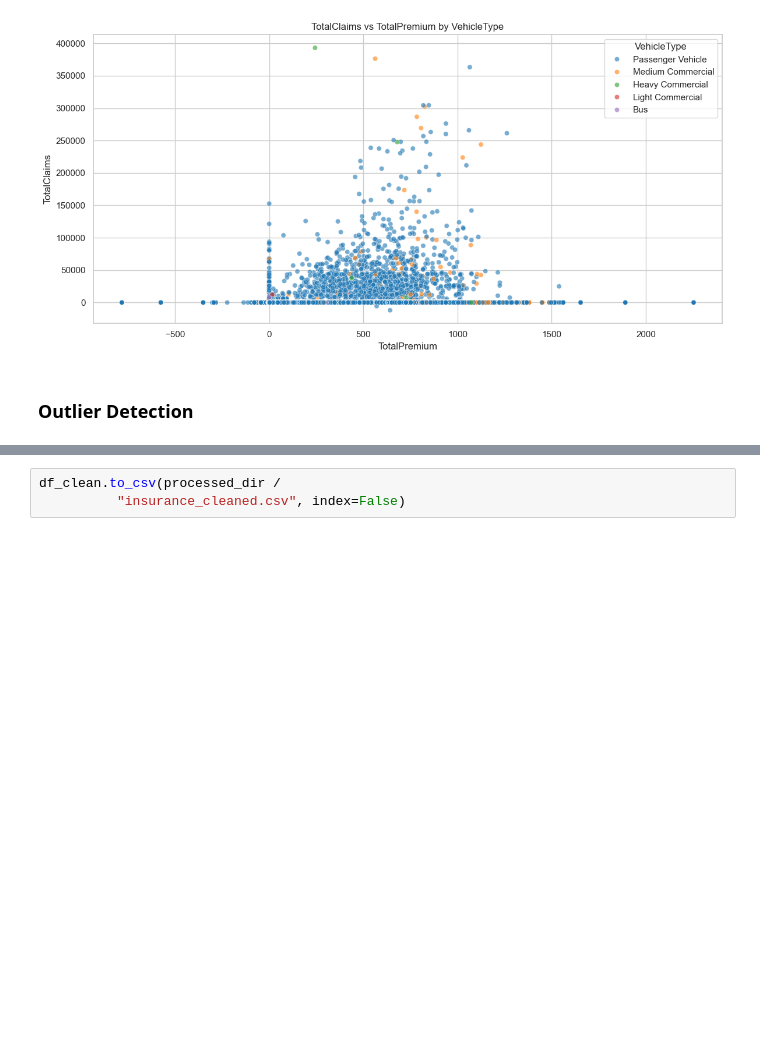
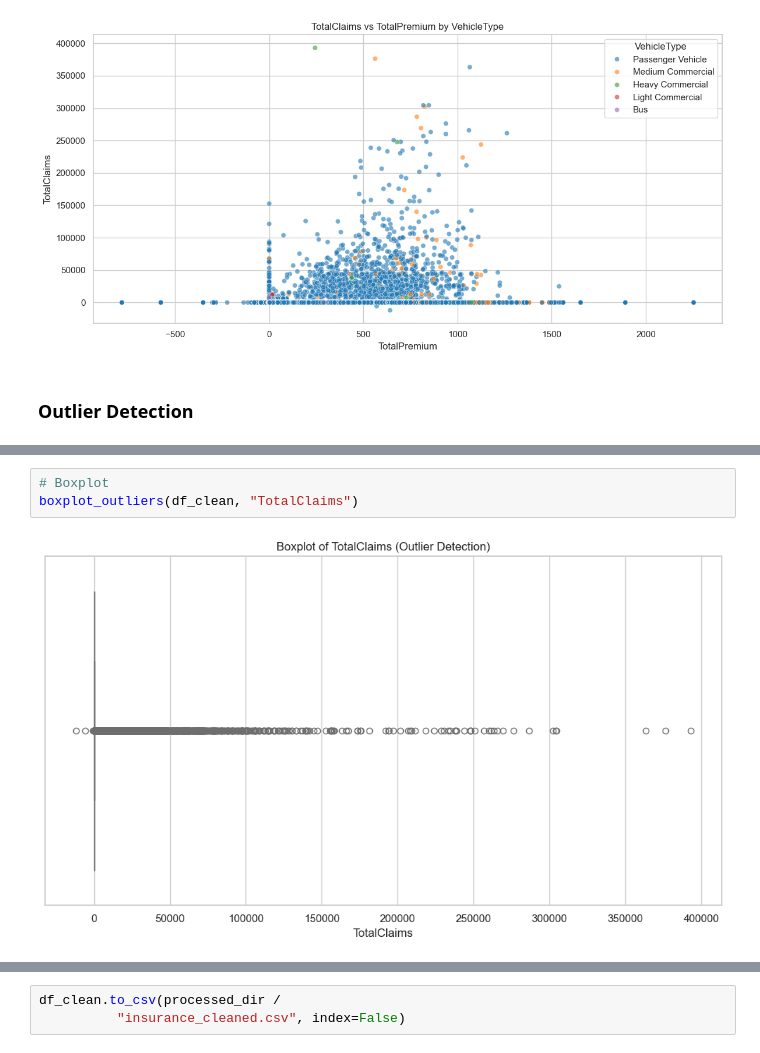
Before and after one commit to tib-dev/Predictive-Modeling, a Jupyter notebook: notebooks/exploration/eda.ipynb, the cells around one changed output, grey strips where cells are left out. Drawn from its saved outputs; the diff is of its cells as text; blank space fills up the shorter version.

```diff
--- a/notebooks/exploration/eda.ipynb
+++ b/notebooks/exploration/eda.ipynb
@@ -151,2 +179,7 @@ outliers = detect_outliers_iqr(df, "TotalClaims")
 # %% [output]
 TotalClaims: 2793 outliers detected
+# %%
+# Boxplot
+boxplot_outliers(df_clean, "TotalClaims")
+# %% [output]
+[figure, added]
```
Also changed, not shown: parts of 11 cells of this notebook.
